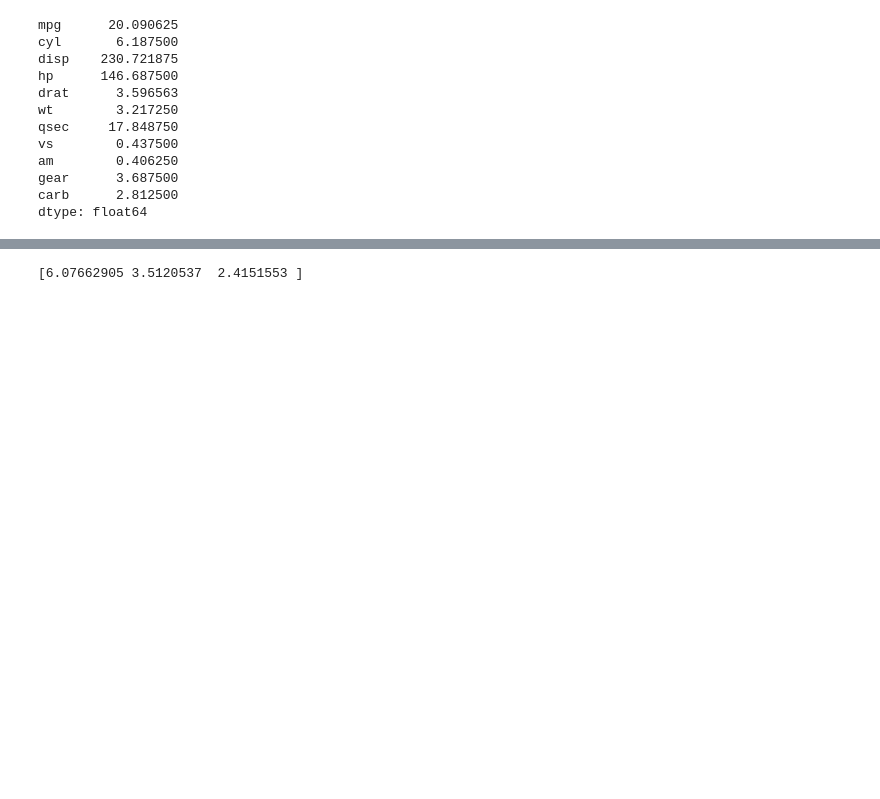
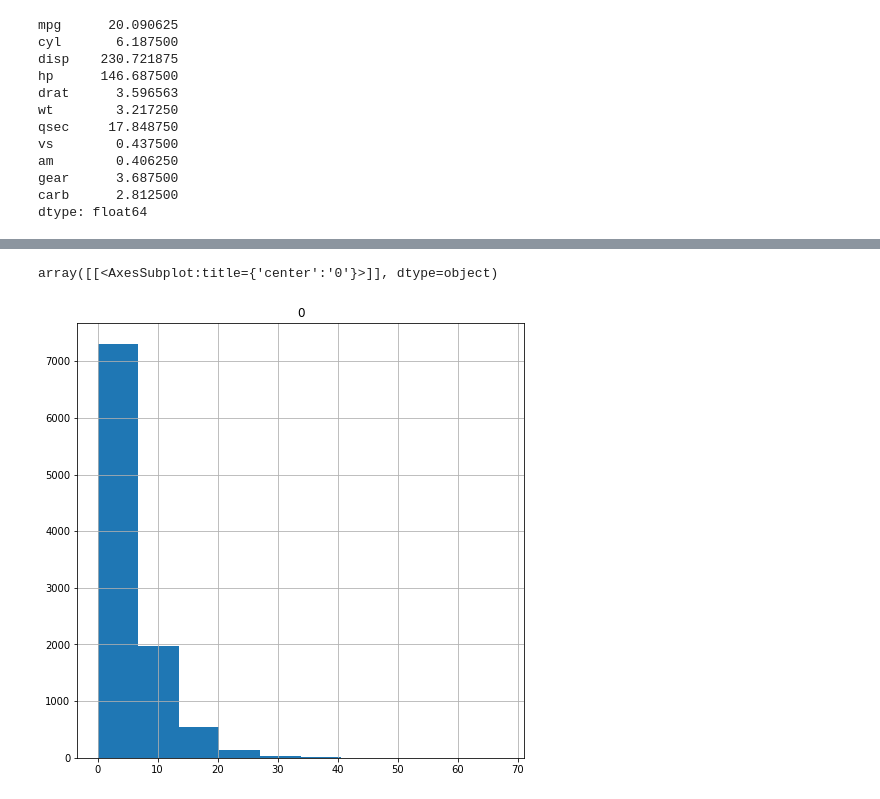
Before and after one commit to baolong2k/DemoPY, a Jupyter notebook: PythonBasic_3.ipynb, the cells around one changed output, grey strips where cells are left out. Cells and saved outputs as stored; diff of their text form; code cells hidden in the pictures; blank space fills up the shorter version.

```diff
--- a/PythonBasic_3.ipynb
+++ b/PythonBasic_3.ipynb
@@ -105,12 +108,15 @@ array([[<AxesSubplot:title={'center':'0'}>]], dtype=object)
 # %%
 #Exponential Distribution
 from numpy import random
 
-x = random.exponential(scale=5, size=3)
+x = random.exponential(scale=5, size=10000)
 #exponential: phân phối hàm mũ
 #scale: tỉ lệ
 #size: số phần tử, ví dụ, size=3 thì khi print sẽ có 3 phần tử
 
-print(x)
+# print(x)
+x = pd.DataFrame(x)
+x.hist(figsize=(8,8),bins=10)
 # %% [output]
-[6.07662905 3.5120537  2.4151553 ]
+array([[<AxesSubplot:title={'center':'0'}>]], dtype=object)
+[figure, added]
```
Also changed, not shown: parts of 2 cells of this notebook.
